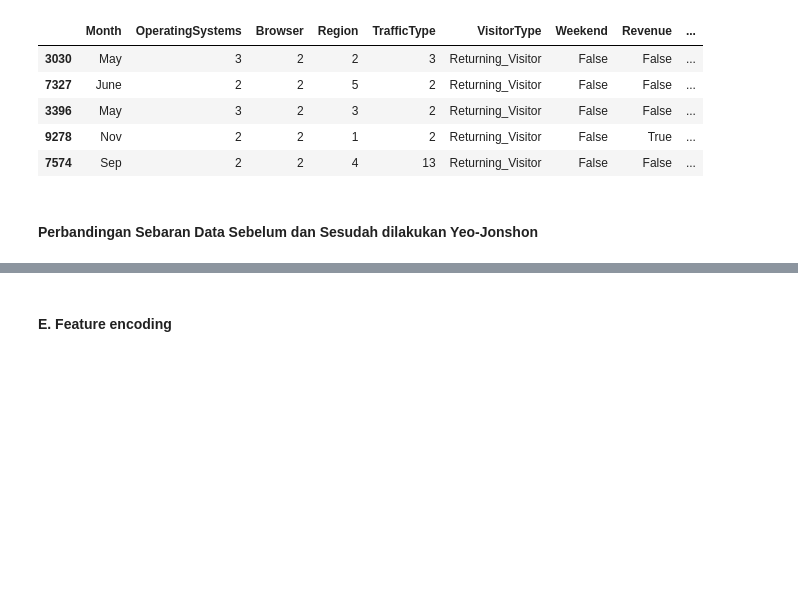
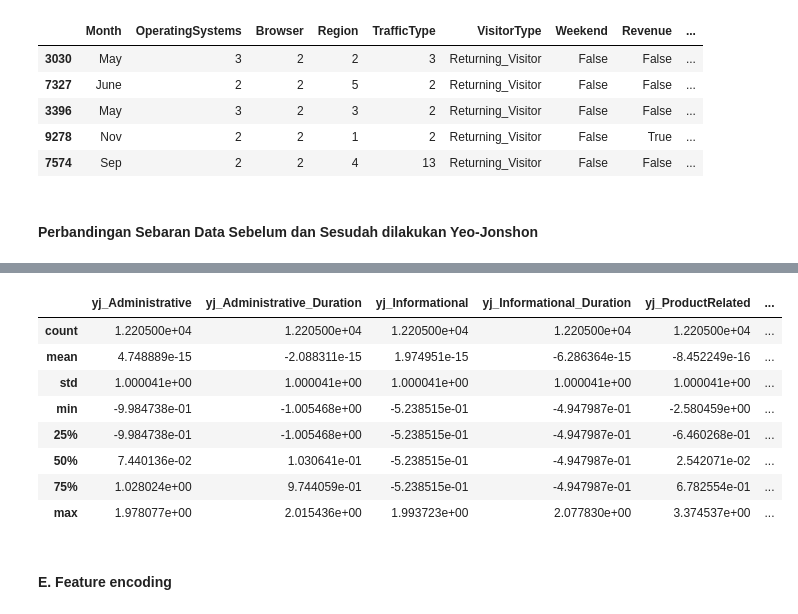
Before and after one commit to rahmars18/FinalProject, a Jupyter notebook: Pre_Processing.ipynb, the cells around one changed output, grey strips where cells are left out. Cells and saved outputs as stored; diff of their text form; code cells hidden in the pictures; blank space fills up the shorter version.

```diff
--- a/Pre_Processing.ipynb
+++ b/Pre_Processing.ipynb
@@ -408,3 +408,15 @@ for i in range(0, len(nums)): # untuk setiap kolom numerik
+# %%
+df_ol_shop_yeo_jo[nums_yj].describe()
+# %% [output]
+|  | yj_Administrative | yj_Administrative_Duration | yj_Informational | yj_Informational_Duration | yj_ProductRelated | ... |
+| count | 1.220500e+04 | 1.220500e+04 | 1.220500e+04 | 1.220500e+04 | 1.220500e+04 | ... |
+| mean | 4.748889e-15 | -2.088311e-15 | 1.974951e-15 | -6.286364e-15 | -8.452249e-16 | ... |
+| std | 1.000041e+00 | 1.000041e+00 | 1.000041e+00 | 1.000041e+00 | 1.000041e+00 | ... |
+| min | -9.984738e-01 | -1.005468e+00 | -5.238515e-01 | -4.947987e-01 | -2.580459e+00 | ... |
+| 25% | -9.984738e-01 | -1.005468e+00 | -5.238515e-01 | -4.947987e-01 | -6.460268e-01 | ... |
+| 50% | 7.440136e-02 | 1.030641e-01 | -5.238515e-01 | -4.947987e-01 | 2.542071e-02 | ... |
+| 75% | 1.028024e+00 | 9.744059e-01 | -5.238515e-01 | -4.947987e-01 | 6.782554e-01 | ... |
+| max | 1.978077e+00 | 2.015436e+00 | 1.993723e+00 | 2.077830e+00 | 3.374537e+00 | ... |
 # %% [markdown]
 #### E. Feature encoding
 # %%
```
Also changed, not shown: parts of 1 cell of this notebook.
